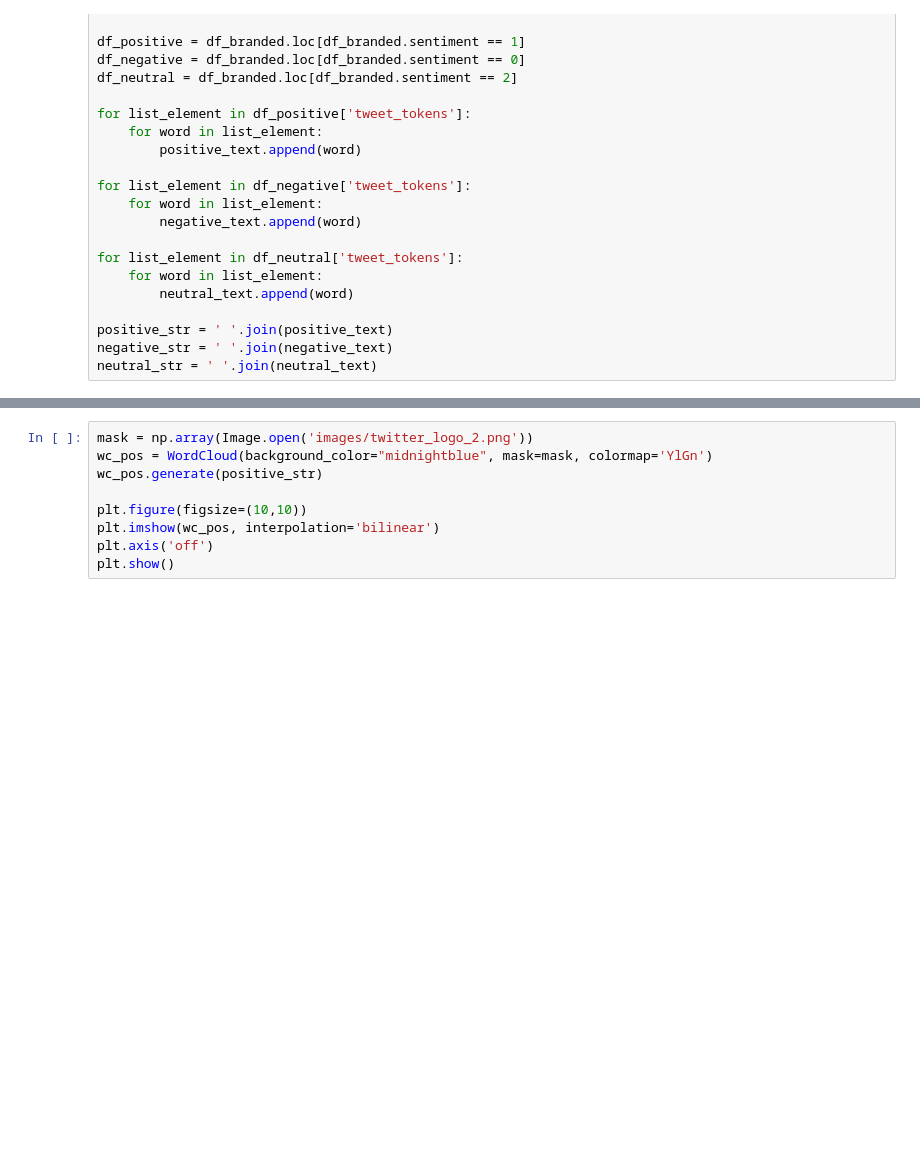
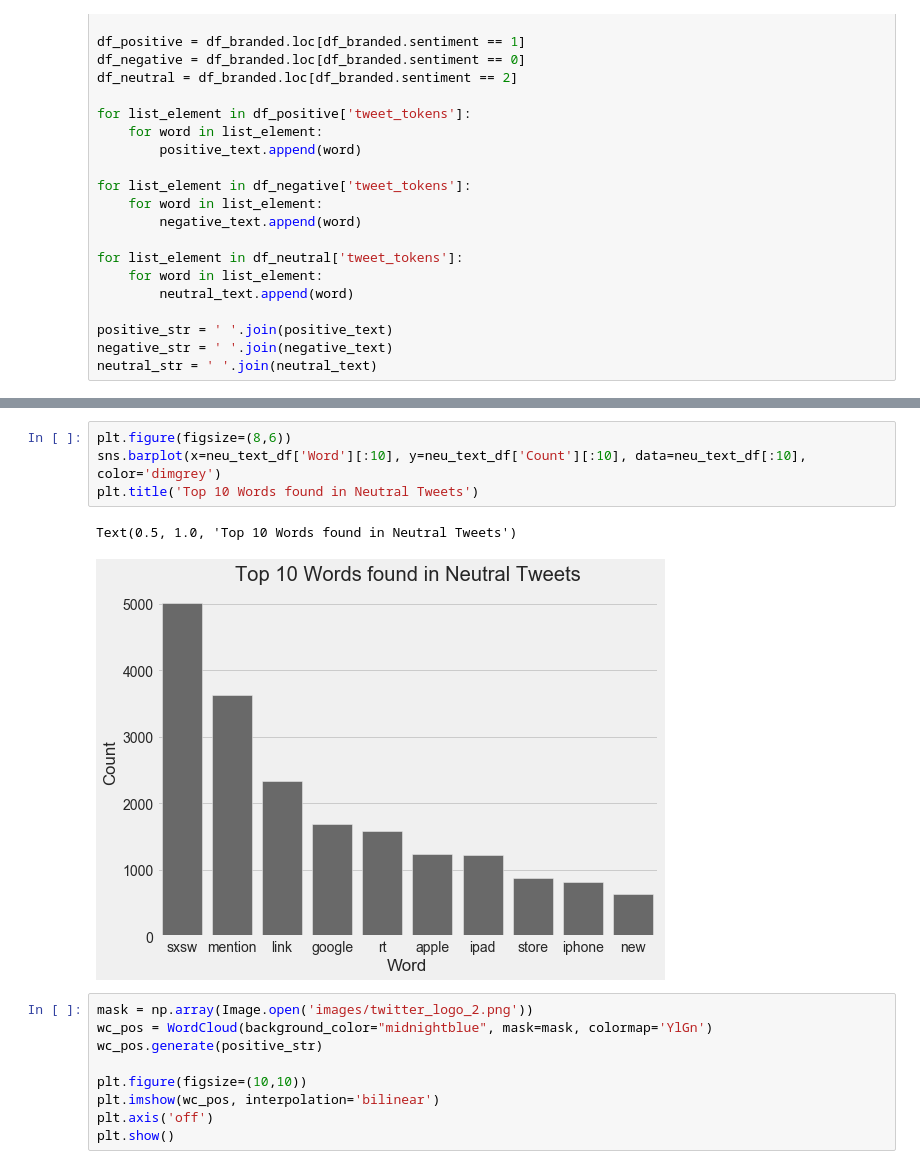
Before and after one commit to jeremy-lee93/nlp-brand-sentiment-analysis, a Jupyter notebook: EDA_and_modeling.ipynb, the cells around one changed output, grey strips where cells are left out. Drawn from its saved outputs; the diff is of its cells as text; blank space fills up the shorter version.

```diff
--- a/EDA_and_modeling.ipynb
+++ b/EDA_and_modeling.ipynb
@@ -530,3 +578,10 @@ neutral_str = ' '.join(neutral_text)
+# %%
+plt.figure(figsize=(8,6))
+sns.barplot(x=neu_text_df['Word'][:10], y=neu_text_df['Count'][:10], data=neu_text_df[:10], color='dimgrey')
+plt.title('Top 10 Words found in Neutral Tweets')
+# %% [output]
+Text(0.5, 1.0, 'Top 10 Words found in Neutral Tweets')
+[figure, added]
 # %%
 mask = np.array(Image.open('images/twitter_logo_2.png'))
 wc_pos = WordCloud(background_color="midnightblue", mask=mask, colormap='YlGn')
```
Also changed, not shown: parts of 10 cells of this notebook.
